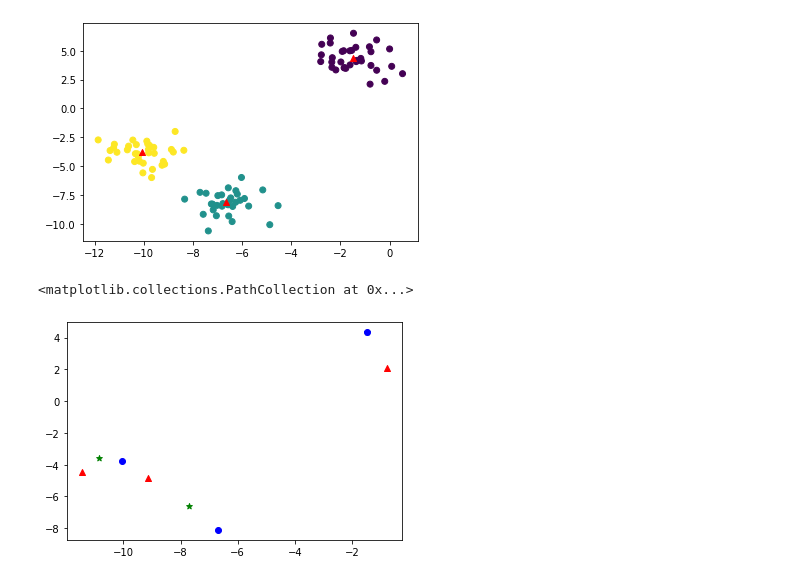
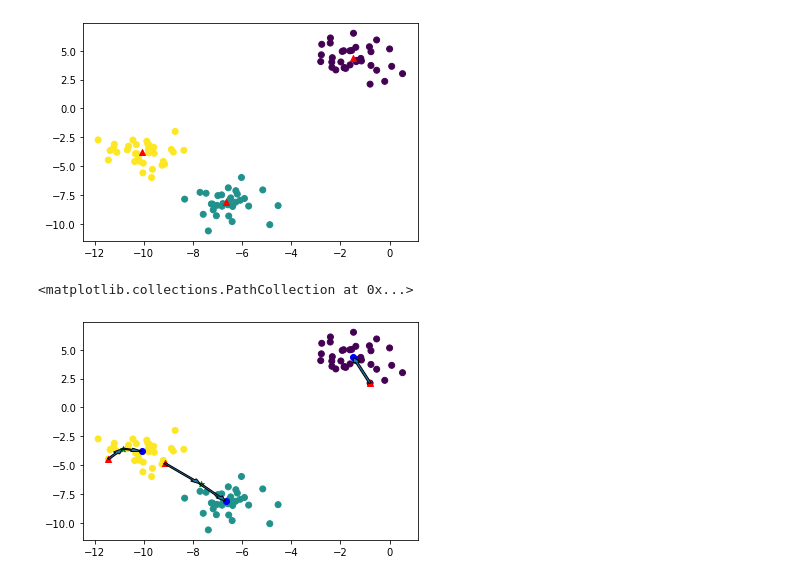
Before and after one commit to HidemotoNakada/j-techno, a Jupyter notebook: parts/k-means.ipynb, the cells around one changed output. Saved outputs shown, nothing was run; the diff lists cells and outputs as text; code cells hidden in the pictures.

```diff
--- a/parts/k-means.ipynb
+++ b/parts/k-means.ipynb
@@ -117,9 +118,13 @@ plt.scatter(center3[:, 0], center3[:, 1], marker='^', color = "red")
 [figure]
 # %%
 # セントロイドの動き
+plt.scatter(X[:, 0], X[:, 1], c = labels)
+for i in range(3):
+    plt.arrow(center[i, 0], center[i, 1], center2[i, 0] - center[i, 0], center2[i, 1] - center[i, 1], length_includes_head=True, width=0.1)
+    plt.arrow(center2[i, 0], center2[i, 1], center3[i, 0] - center2[i, 0], center3[i, 1] - center2[i, 1], length_includes_head=True, width=0.1)
 plt.scatter(center[:, 0], center[:, 1], marker='^', color = "red")
 plt.scatter(center2[:, 0], center2[:, 1], marker='*', color = "green")
 plt.scatter(center3[:, 0], center3[:, 1], marker='o', color = "blue")
 # %% [output]
 <matplotlib.collections.PathCollection at 0x...>
-[figure, old version]
+[figure, new version]
```
Also changed, not shown: parts of 22 cells of this notebook, 26 other files.
